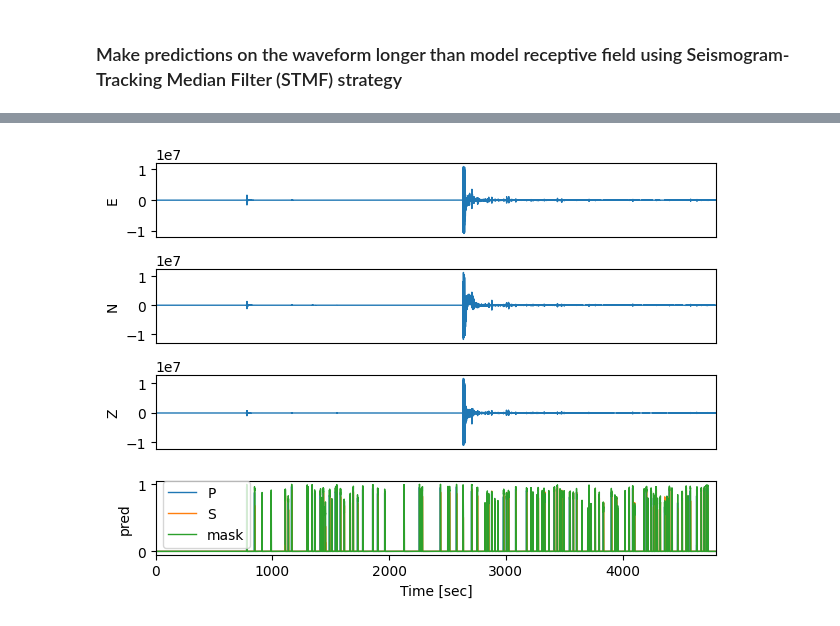
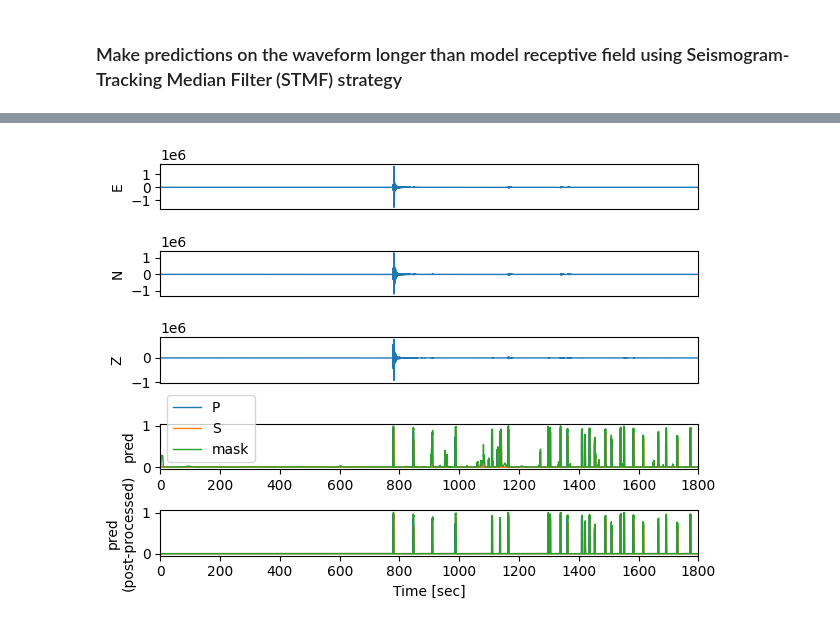
Before and after one commit to tso1257771/RED-PAN, a Jupyter notebook: example/basic_annotate.ipynb, the cells around one changed output, grey strips where cells are left out. Drawn from its saved outputs; the diff is of its cells as text; code cells hidden in the pictures.

```diff
--- a/example/basic_annotate.ipynb
+++ b/example/basic_annotate.ipynb
@@ -35,7 +47,7 @@ model_path = f"../pretrained_model/{mdl_hdr}"
 # delta, we use broadband seismometers with sample rate of 100 Hz
 dt = 0.01
 # sliding window length for making predictions
-pred_interval_sec = 15
+pred_interval_sec = 5
 # set `bandpass=None` to disable waveform bandpass filtering
 bandpass = [5, 45]
 # Post-processing configurations.
@@ -75,7 +87,7 @@ print(S_stream)
 print(M_stream)
 # plot the predictions
 fig, ax = plt.subplots(4, 1)
-x = np.arange(pred_npts)*0.01
+x = np.arange(len(wf1[0].data))*0.01
 x_data = [wf1[0].data, wf1[1].data, wf1[2].data]
 ylabels = ['E', 'N', 'Z']
 pred_label = ['P', 'S', 'mask']
@@ -108,39 +120,50 @@ BW.RJOB..redpan_mask | 2009-08-24T00:20:03.000000Z - 2009-08-24T00:21:02.990000Z
 # read the default waveform from obspy, which is 30-second-long
 wf2 = read('../temp_03_continuous_predict/Ridgecrest_WFs/2019.185.17/*CLC*')
 wf2.sort()
+# slice the waveform into 30-minutes long
+stt = wf2[0].stats.starttime
+ent = stt + 1800
+wf2 = wf2.slice(stt, ent)
 # the redpan_picker function will complement the waveform to fulfill the length that the model needs
+# without post-process
 P_stream, S_stream, M_stream = picker.annotate_stream(wf2)
+# with post-process
+P_stream_post, S_stream_post, M_stream_post = picker.annotate_stream(wf2, postprocess=True)
 print(P_stream)
 print(S_stream)
 print(M_stream)
 
 # plot the predictions
-fig, ax = plt.subplots(4, 1)
+fig, ax = plt.subplots(5, 1)
 x = np.arange(len(P_stream[0].data))*0.01
 x_data = [wf2[0].data, wf2[1].data, wf2[2].data]
 ylabels = ['E', 'N', 'Z']
 pred_label = ['P', 'S', 'mask']
 pred_data = [P_stream[0].data, S_stream[0].data, M_stream[0].data]
+pred_post_data = [P_stream_post[0].data, S_stream_post[0].data, M_stream_post[0].data]
 for i in range(3):
     ax[i].plot(x, x_data[i], linewidth=1)
     ax[i].set_ylabel(ylabels[i])
     ax[i].set_xlim(x.min(), x.max())
     ax[i].set_xticks([])
     ax[3].plot(x, pred_data[i], linewidth=1, label=pred_label[i])
+    ax[4].plot(x, pred_post_data[i], linewidth=1, label=pred_label[i])
 
 ax[3].set_xlim(x.min(), x.max())
+ax[4].set_xlim(x.min(), x.max())
 ax[3].legend()
 ax[3].set_ylabel('pred')
-ax[3].set_xlabel('Time [sec]')
+ax[4].set_ylabel('pred\n(post-processed)')
+ax[4].set_xlabel('Time [sec]')
 plt.tight_layout()
 plt.show()
 
 # extract pick and convert to pandas.DataFrame object
 pick_df = extract_picks(
     wf2,
-    P_stream,
-    S_stream,
-    M_stream,
+    P_stream_post,
+    S_stream_post,
+    M_stream_post,
     dt=0.01,
     p_amp_estimate_sec=1,
     s_amp_estimate_sec=3,
@@ -161 +184 @@ CI.CLC..redpan_mask | 2019-07-04T16:49:59.997986Z - 2019-07-04T18:09:59.997986Z
-[figure, old version]
+[figure, new version]
```
Also changed, not shown: parts of 4 cells of this notebook.
